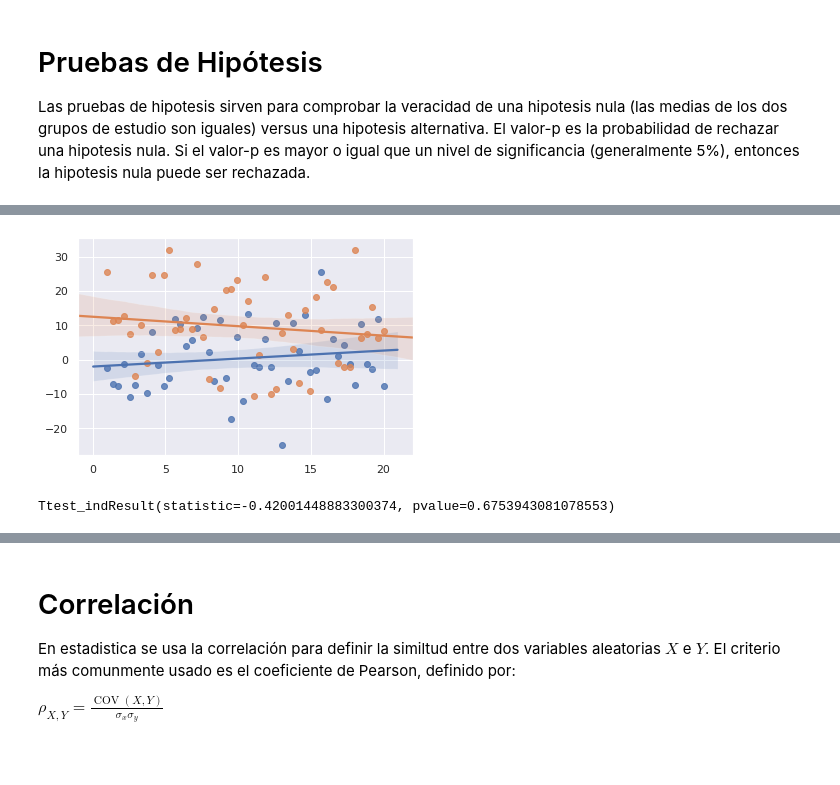
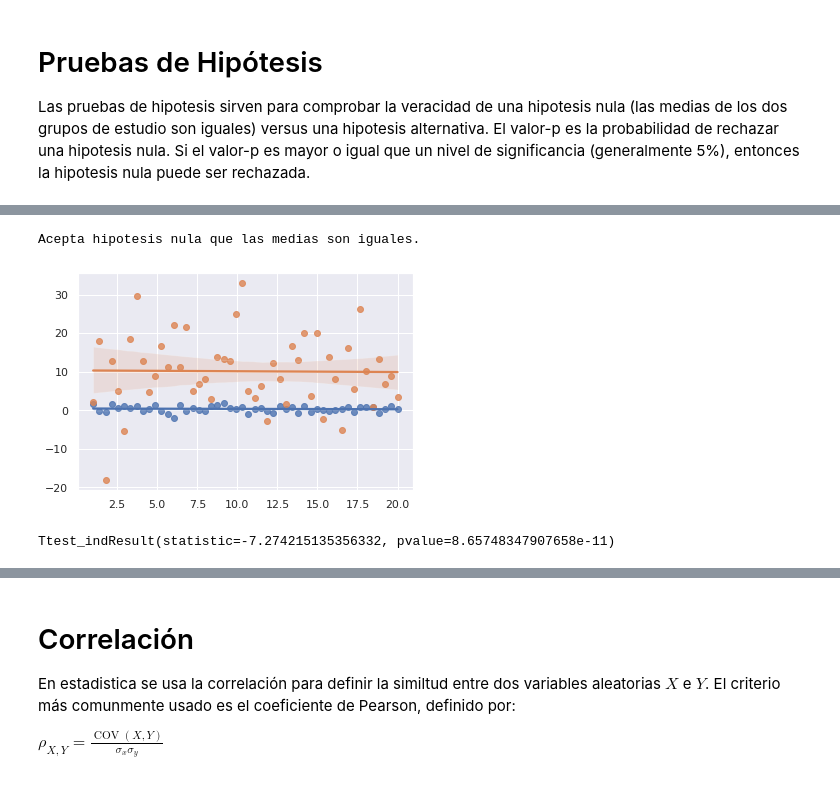
Before and after one commit to sherna90/analisis_algoritmos, a Jupyter notebook: 2.-diseno_experimentos.ipynb, the cells around one changed output, grey strips where cells are left out. Cells and saved outputs as stored; diff of their text form; code cells hidden in the pictures.

```diff
--- a/2.-diseno_experimentos.ipynb
+++ b/2.-diseno_experimentos.ipynb
@@ -41,18 +40,27 @@ Ttest_indResult(statistic=0.05441684803295988, pvalue=0.9566248313921393)
+# %%
+stat,p_value=stats.ttest_ind(y_1,y_2)
+alpha=0.05
+# interpret via p-value
+if p_value > alpha:
+	print('Acepta hipotesis nula que las medias son iguales.')
+else:
+	print('Rechaza hipotesis nula que las medias son iguales.')
+# %% [output]
+Acepta hipotesis nula que las medias son iguales.
 # %%
 # medias distintas
 samples=50
 
 x=np.linspace(1,20,samples)
 
-y_3=np.random.normal(0,10,samples)
+y_3=np.random.normal(0,1,samples)
 y_4=np.random.normal(10,10,samples)
 
 sns.regplot(x=x, y=y_3, fit_reg=True)
 sns.regplot(x=x, y=y_4, fit_reg=True)
 plt.show()
 
-print(stats.ttest_ind_from_stats(np.mean(y_3),np.var(y_3),len(y_3),
-                                 np.mean(y_4),np.var(y_4),len(y_4),equal_var=True))
+print(stats.ttest_ind(y_3,y_4))
 # %% [output]
-[figure, old version]
+[figure, new version]
-Ttest_indResult(statistic=-0.42001448883300374, pvalue=0.6753943081078553)
+Ttest_indResult(statistic=-7.274215135356332, pvalue=8.65748347907658e-11)
```
Also changed, not shown: parts of 12 cells of this notebook.
